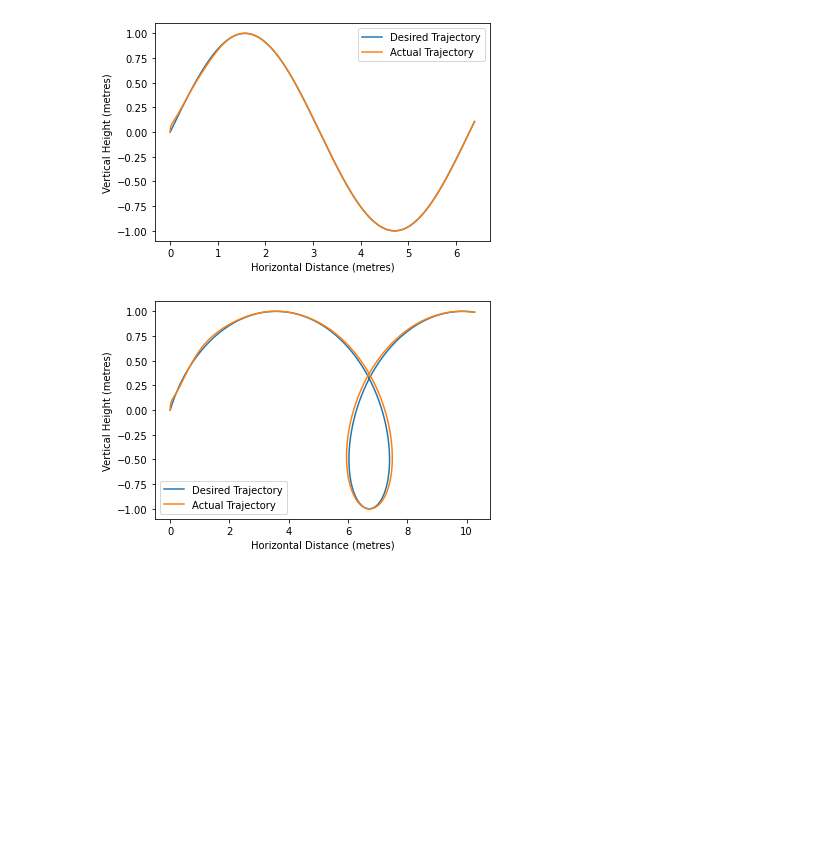
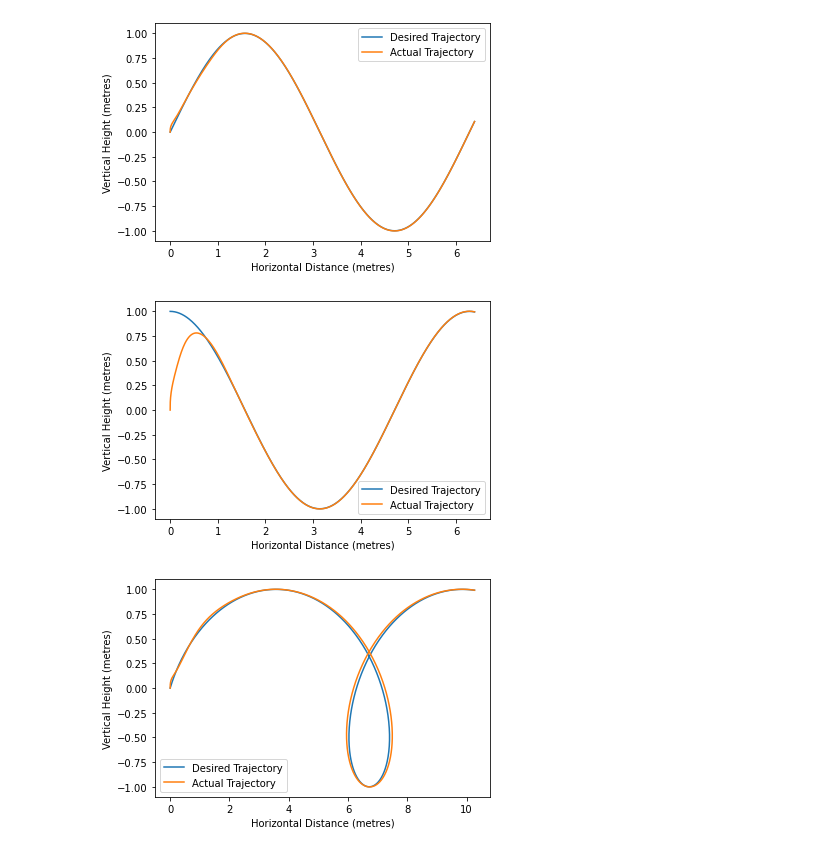
Before and after one commit to yuhao-yang-cy/sci-simulations, a Jupyter notebook: 2D_PDControl.ipynb, the cells around one changed output. Saved outputs shown, nothing was run; the diff lists cells and outputs as text; code cells hidden in the pictures; blank space fills up the shorter version.

```diff
--- a/2D_PDControl.ipynb
+++ b/2D_PDControl.ipynb
@@ -111,15 +111,15 @@ y[0], y_dot[0], y_dotdot[0] = y0, y_dot0, y_dotdot0
 z[0], z_dot[0], z_dotdot[0] = z0, z_dot0, z_dotdot0
 F[0] = mass * g
 
+# feed in coordinates, velocities for desired trajectory
+for i in range(0, n_iter):
+    y_des[i], y_dot_des[i], y_dotdot_des[i] = sine_traj(i*t_step)[0]
+    z_des[i], z_dot_des[i], z_dotdot_des[i] = sine_traj(i*t_step)[1]
+
 # error = desired trajectory - actual trajectory
 # the goal is to let the error decrease to zero quickly
 # this allows us to determine the acceleration at any time instant
 for i in range(1, n_iter):
-    # feed in coordinates, velocities for desired trajectory
-    y_des[i], y_dot_des[i], y_dotdot_des[i] = sine_traj(i*t_step)[0]
-    z_des[i], z_dot_des[i], z_dotdot_des[i] = sine_traj(i*t_step)[1]
-
-
     # equations of motion for quadrotor in y, z and phi
     y_dotdot[i] = -F[i-1]/mass * np.sin(phi[i-1])
     z_dotdot[i] = F[i-1]/mass * np.cos(phi[i-1]) - g
@@ -149,6 +149,71 @@ plt.xlabel('Horizontal Distance (metres)')
 plt.show()
 # %% [output]
 [figure]
+# %%
+# simulation: fly along a cosinusoidal path
+def cosine_traj(t):
+    # return values [[y_des, vy_des, ay_des], [z_des, vz_des, az_des]]
+    return [[t, 1, 0], [np.cos(t), -np.sin(t), -np.cos(t)]]
+
+# define constant parameters
+t_step = 0.01
+n_iter = 640
+
+t = np.arange(0.0, n_iter*t_step, t_step)
+
+# setting up the arrays to store desired trajectory and actual trajectory
+y, y_dot, y_dotdot = [0] * n_iter, [0] * n_iter, [0] * n_iter
+y_des, y_dot_des, y_dotdot_des = [0] * n_iter, [0] * n_iter, [0] * n_iter
+z, z_dot, z_dotdot = [0] * n_iter, [0] * n_iter, [0] * n_iter
+z_des, z_dot_des, z_dotdot_des = [0] * n_iter, [0] * n_iter, [0] * n_iter
+phi, phi_dot, phi_dotdot = [0] * n_iter, [0] * n_iter, [0] * n_iter
+phi_des = [0] * n_iter
+F = [0] * n_iter
+tau = [0] * n_iter
+
+# setting up the initial values for actual trajectory
+y[0], y_dot[0], y_dotdot[0] = y0, y_dot0, y_dotdot0
+z[0], z_dot[0], z_dotdot[0] = z0, z_dot0, z_dotdot0
+F[0] = mass * g
+
+# feed in coordinates, velocities for desired trajectory
+for i in range(0, n_iter):
+    y_des[i], y_dot_des[i], y_dotdot_des[i] = cosine_traj(i*t_step)[0]
+    z_des[i], z_dot_des[i], z_dotdot_des[i] = cosine_traj(i*t_step)[1]
+
+# error = desired trajectory - actual trajectory
+# the goal is to let the error decrease to zero quickly
+# this allows us to determine the acceleration at any time instant
+for i in range(1, n_iter):
+    # equations of motion for quadrotor in y, z and phi
+    y_dotdot[i] = -F[i-1]/mass * np.sin(phi[i-1])
+    z_dotdot[i] = F[i-1]/mass * np.cos(phi[i-1]) - g
+    phi_dotdot[i] = tau[i-1] / Ixx
+
+    # estimate actual trajectory using difference method
+    y[i] = y[i-1] + y_dot[i-1] * t_step
+    y_dot[i] = y_dot[i-1] + y_dotdot[i-1] * t_step
+    z[i] = z[i-1] + z_dot[i-1] * t_step
+    z_dot[i] = z_dot[i-1] + z_dotdot[i-1] * t_step
+    phi[i] = phi[i-1] + phi_dot[i-1] * t_step
+    phi_dot[i] = phi_dot[i-1] + phi_dotdot[i-1] * t_step
+
+    # compute the required output from PD controller
+    phi_des[i] = - (y_dotdot_des[i] + Kd_y * (y_dot_des[i] - y_dot[i]) + Kp_y * (y_des[i] - y[i])) / g
+    F[i] = mass * (g + z_dotdot_des[i] + Kd_z * (z_dot_des[i] - z_dot[i]) + Kp_z * (z_des[i] - z[i]) )
+    tau[i] = Ixx * (-Kd_phi * phi_dot[i] + Kp_phi * (phi_des[i] - phi[i]))
+
+fig, ax = plt.subplots()
+
+line1 = ax.plot(y_des, z_des, label='Desired Trajectory')
+line2 = ax.plot(y, z, label='Actual Trajectory')
+
+ax.legend()
+plt.ylabel('Vertical Height (metres)')
+plt.xlabel('Horizontal Distance (metres)')
+plt.show()
+# %% [output]
+[figure, added]
 # %%
 # simulation: fly along a spiral path
 def spiral_traj(t):
```
Also changed, not shown: parts of 3 cells of this notebook.
